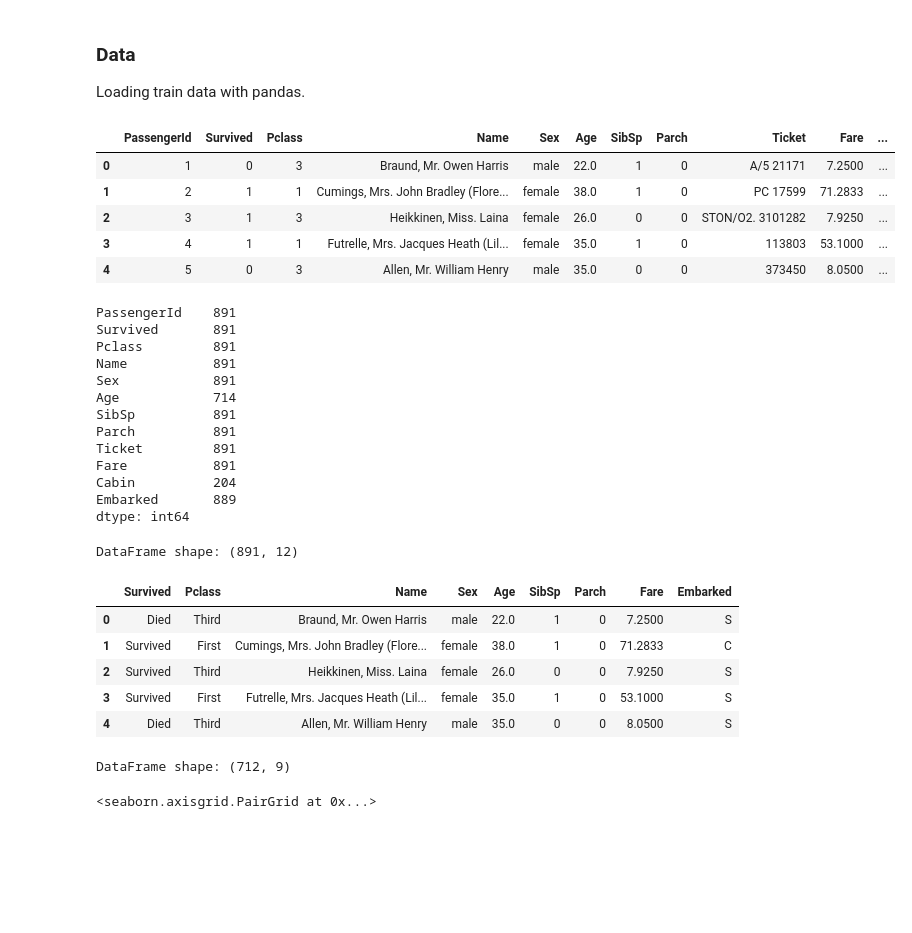
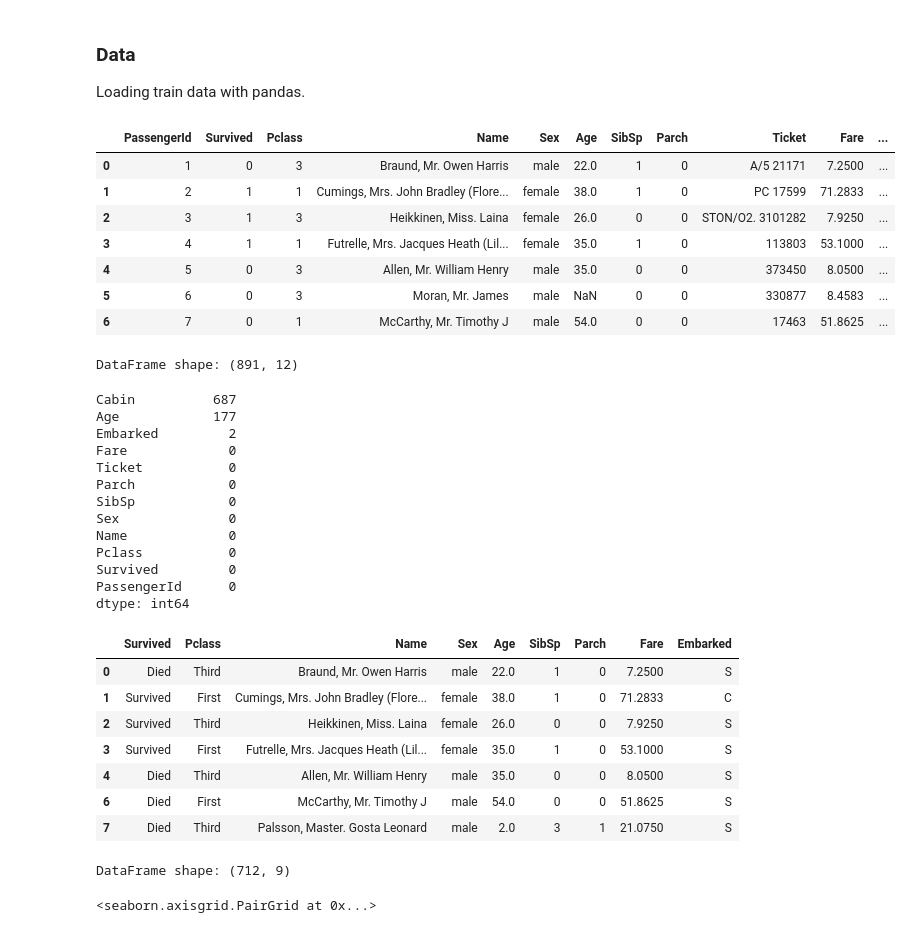
Before and after one commit to drakearch/titanic-kaggle, a Jupyter notebook: Titanic.ipynb, the cells around one changed output. Cells and saved outputs as stored; diff of their text form; code cells hidden in the pictures; blank space fills up the shorter version.

```diff
--- a/Titanic.ipynb
+++ b/Titanic.ipynb
@@ -25,32 +25,37 @@ Loading train data with pandas.
 # %%
 import pandas as pd
 from IPython.display import display
 
+def display_tab(df):
+    display(df.head(7))
+    print("DataFrame shape: {}".format(df.shape))
+
 df = pd.read_csv("data/train.csv")
-display(df.head())
-display(df.count())
-print("DataFrame shape: {}".format(df.shape))
+display_tab(df)
+display(df.isnull().sum().sort_values(ascending=False))
 # %% [output]
 |  | PassengerId | Survived | Pclass | Name | Sex | Age | SibSp | Parch | Ticket | Fare | ... |
 | 0 | 1 | 0 | 3 | Braund, Mr. Owen Harris | male | 22.0 | 1 | 0 | A/5 21171 | 7.2500 | ... |
 | 1 | 2 | 1 | 1 | Cumings, Mrs. John Bradley (Flore... | female | 38.0 | 1 | 0 | PC 17599 | 71.2833 | ... |
 | 2 | 3 | 1 | 3 | Heikkinen, Miss. Laina | female | 26.0 | 0 | 0 | STON/O2. 3101282 | 7.9250 | ... |
 | 3 | 4 | 1 | 1 | Futrelle, Mrs. Jacques Heath (Lil... | female | 35.0 | 1 | 0 | 113803 | 53.1000 | ... |
 | 4 | 5 | 0 | 3 | Allen, Mr. William Henry | male | 35.0 | 0 | 0 | 373450 | 8.0500 | ... |
+| 5 | 6 | 0 | 3 | Moran, Mr. James | male | NaN | 0 | 0 | 330877 | 8.4583 | ... |
+| 6 | 7 | 0 | 1 | McCarthy, Mr. Timothy J | male | 54.0 | 0 | 0 | 17463 | 51.8625 | ... |
-PassengerId    891
-Survived       891
-Pclass         891
-Name           891
-Sex            891
-Age            714
-SibSp          891
-Parch          891
-Ticket         891
-Fare           891
-Cabin          204
-Embarked       889
-dtype: int64
+DataFrame shape: (891, 12)
-DataFrame shape: (891, 12)
+Cabin          687
+Age            177
+Embarked         2
+Fare             0
+Ticket           0
+Parch            0
+SibSp            0
+Sex              0
+Name             0
+Pclass           0
+Survived         0
+PassengerId      0
+dtype: int64
 # %%
 titanic = df.copy()
 
@@ -62,8 +67,7 @@ titanic = titanic.dropna()
 titanic['Survived'] = titanic['Survived'].map({1: 'Survived', 0: 'Died'})
 titanic['Pclass'] = titanic['Pclass'].map({1: 'First', 2: 'Second', 3: 'Third'})
 
-display(titanic.head())
-print("DataFrame shape: {}".format(titanic.shape))
+display_tab(titanic)
 # %% [output]
 |  | Survived | Pclass | Name | Sex | Age | SibSp | Parch | Fare | Embarked |
 | 0 | Died | Third | Braund, Mr. Owen Harris | male | 22.0 | 1 | 0 | 7.2500 | S |
@@ -71,6 +75,8 @@ print("DataFrame shape: {}".format(titanic.shape))
 | 2 | Survived | Third | Heikkinen, Miss. Laina | female | 26.0 | 0 | 0 | 7.9250 | S |
 | 3 | Survived | First | Futrelle, Mrs. Jacques Heath (Lil... | female | 35.0 | 1 | 0 | 53.1000 | S |
 | 4 | Died | Third | Allen, Mr. William Henry | male | 35.0 | 0 | 0 | 8.0500 | S |
+| 6 | Died | First | McCarthy, Mr. Timothy J | male | 54.0 | 0 | 0 | 51.8625 | S |
+| 7 | Died | Third | Palsson, Master. Gosta Leonard | male | 2.0 | 3 | 1 | 21.0750 | S |
 DataFrame shape: (712, 9)
 # %%
 import matplotlib.pyplot as plt
```
Also changed, not shown: parts of 9 cells of this notebook, 7 other files.
